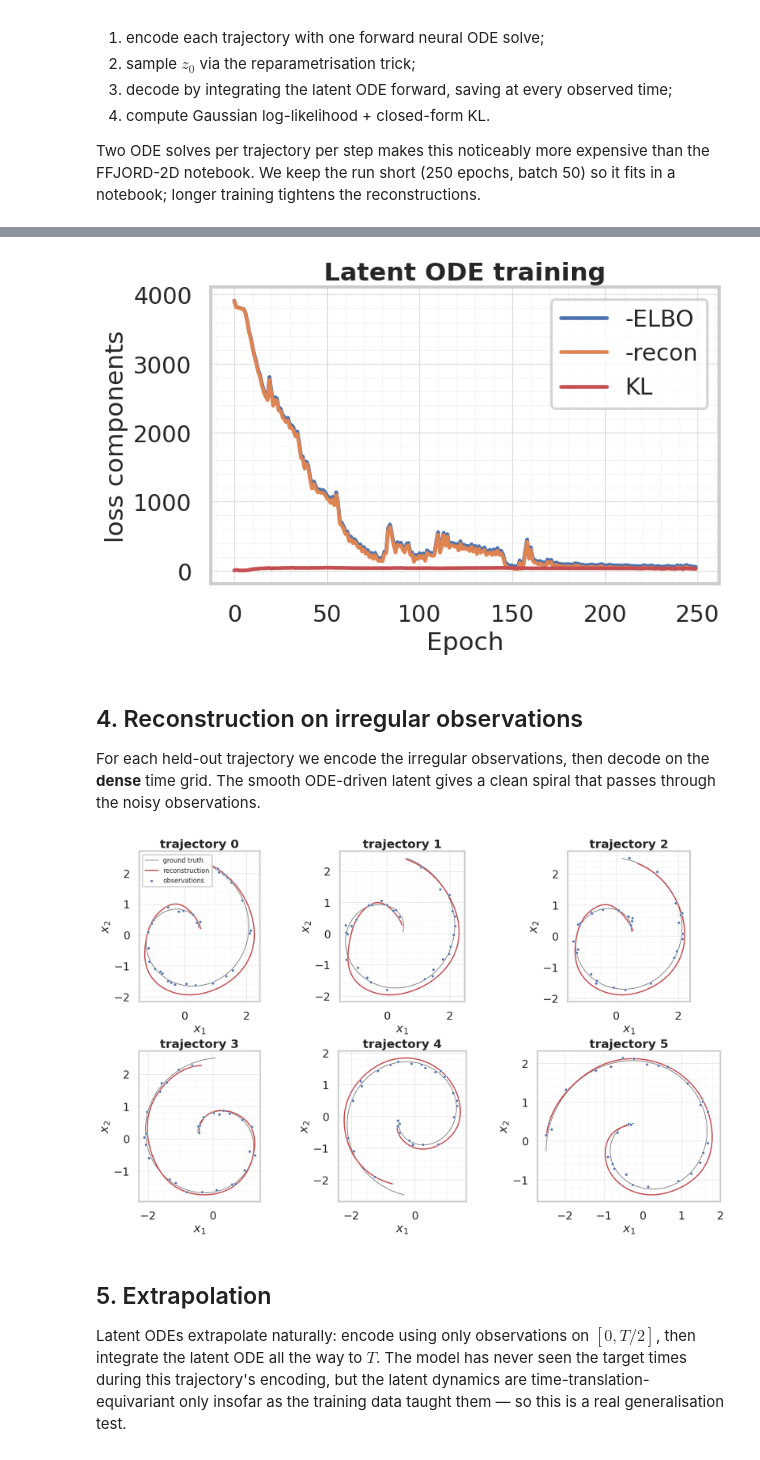
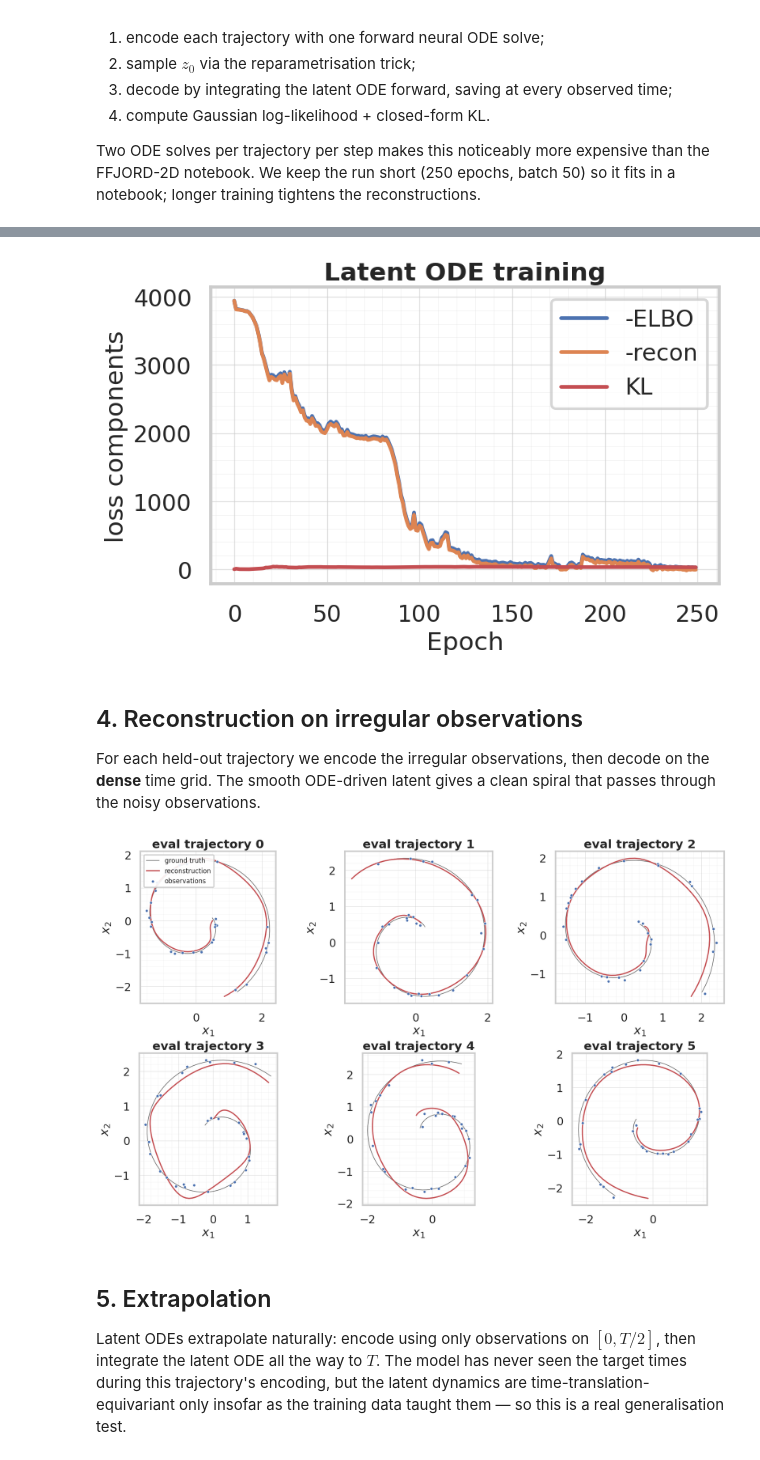
Before and after one commit to jejjohnson/gauss_flows, a Jupyter notebook: docs/notebooks/09_latent_ode_spirals.ipynb, the cells around one changed output, grey strips where cells are left out. Saved outputs shown, nothing was run; the diff lists cells and outputs as text; code cells hidden in the pictures.

```diff
--- a/docs/notebooks/09_latent_ode_spirals.ipynb
+++ b/docs/notebooks/09_latent_ode_spirals.ipynb
@@ -77,6 +77,9 @@ palette = sns.color_palette("deep")
 We follow Rubanova et al. §4.1: 2-D spirals with a random rotation, random direction (clockwise vs counter-clockwise), and a small additive Gaussian noise. Each trajectory is sampled densely on a common grid for reference, then **irregularly subsampled** to mimic real-world sensors.
 # %%
 N_TRAJ = 300
+N_EVAL = (
+    50  # held-out trajectories used only for reconstruction / extrapolation figures
+)
 T_MAX = 5.0
 N_DENSE = 100
 N_OBS = 30
@@ -121,9 +124,17 @@ def make_dataset(key, n_traj):
 
 
 t_dense, x_clean, t_obs, x_obs = make_dataset(jr.PRNGKey(0), N_TRAJ)
-print(f"trajectories          : {N_TRAJ}")
+
+# Disjoint train / eval split — eval trajectories are never seen by the optimiser
+# and back the "held-out" reconstruction and extrapolation figures below.
+n_train = N_TRAJ - N_EVAL
+t_obs_train, t_obs_eval = t_obs[:n_train], t_obs[n_train:]
+x_obs_train, x_obs_eval = x_obs[:n_train], x_obs[n_train:]
+x_clean_eval = x_clean[n_train:]
+
+print(f"trajectories          : {N_TRAJ}  ({n_train} train / {N_EVAL} eval)")
 print(f"dense grid points     : {N_DENSE}  on t in [0, {T_MAX}]")
 print(f"observed per traj.    : {N_OBS}  (irregular, sorted)")
-print(f"x_obs shape           : {x_obs.shape}")
-print(f"t_obs shape           : {t_obs.shape}")
+print(f"x_obs_train shape     : {x_obs_train.shape}")
+print(f"x_obs_eval shape      : {x_obs_eval.shape}")
 # %% [output]
@@ -356,13 +367,12 @@ optimizer = optax.chain(
 )
 opt_state = optimizer.init(eqx.filter(model, eqx.is_array))
 
-n_train = N_TRAJ
 losses, recons, kls = [], [], []
 for epoch in range(N_EPOCHS):
     train_key, perm_key, batch_key = jr.split(train_key, 3)
     perm = jr.permutation(perm_key, n_train)
-    t_shuf = t_obs[perm]
-    x_shuf = x_obs[perm]
+    t_shuf = t_obs_train[perm]
+    x_shuf = x_obs_train[perm]
     epoch_loss, epoch_recon, epoch_kl = 0.0, 0.0, 0.0
     n_batches = n_train // BATCH_SIZE
     for b in range(n_batches):
@@ -407,7 +417,7 @@ ax.legend()
 style_axes(ax)
 plt.show()
 # %% [output]
-[figure, old version]
+[figure, new version]
 # %% [markdown]
 ## 4. Reconstruction on irregular observations
 
@@ -428,40 +438,40 @@ def reconstruct(model, key, t_obs_traj, x_obs_traj, t_target):
 
 fig, axes = plt.subplots(2, 3, figsize=(15, 9.5))
 for k, ax in enumerate(axes.flat):
-    x_hat, _ = reconstruct(model, recon_keys[k], t_obs[k], x_obs[k], t_dense)
+    x_hat, _ = reconstruct(model, recon_keys[k], t_obs_eval[k], x_obs_eval[k], t_dense)
     ax.plot(
-        np.asarray(x_clean[k, :, 0]),
-        np.asarray(x_clean[k, :, 1]),
+        np.asarray(x_clean_eval[k, :, 0]),
+        np.asarray(x_clean_eval[k, :, 1]),
         color="0.4",
         linewidth=1.0,
         label="ground truth",
     )
     ax.plot(
         np.asarray(x_hat[:, 0]),
         np.asarray(x_hat[:, 1]),
         color=palette[3],
         linewidth=2.0,
         label="reconstruction",
     )
     ax.scatter(
-        np.asarray(x_obs[k, :, 0]),
-        np.asarray(x_obs[k, :, 1]),
+        np.asarray(x_obs_eval[k, :, 0]),
+        np.asarray(x_obs_eval[k, :, 1]),
         s=22,
         color=palette[0],
         edgecolor="white",
         linewidth=0.6,
         label="observations",
         zorder=3,
     )
-    ax.set_title(f"trajectory {k}")
+    ax.set_title(f"eval trajectory {k}")
     ax.set_xlabel("$x_1$")
     ax.set_ylabel("$x_2$")
     style_axes(ax, aspect="equal")
     if k == 0:
         ax.legend(loc="upper left", framealpha=0.9, fontsize=11)
 plt.show()
 # %% [output]
-[figure, old version]
+[figure, new version]
 # %% [markdown]
 ## 5. Extrapolation
 
```
Also changed, not shown: parts of 3 cells of this notebook.
